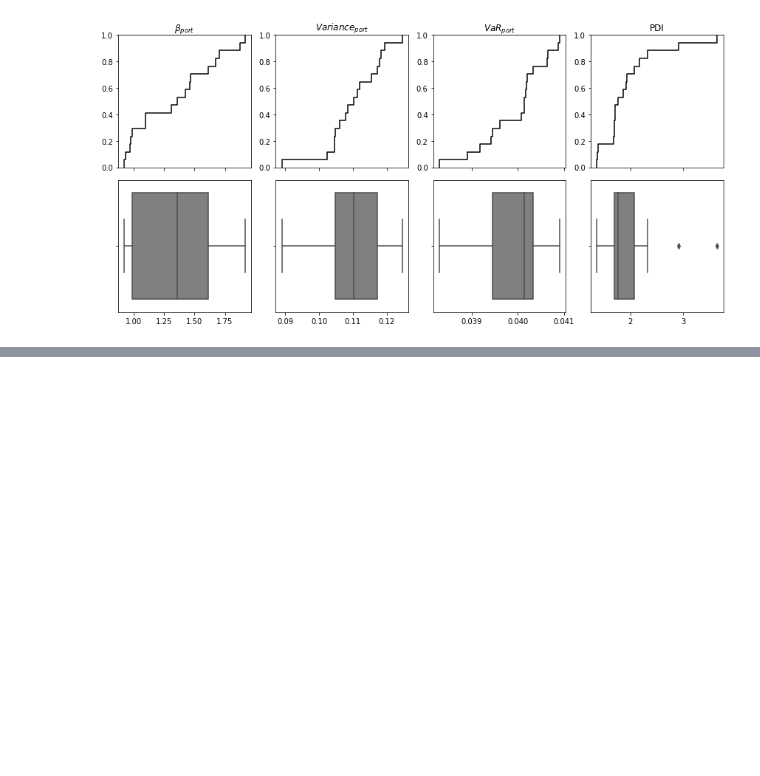
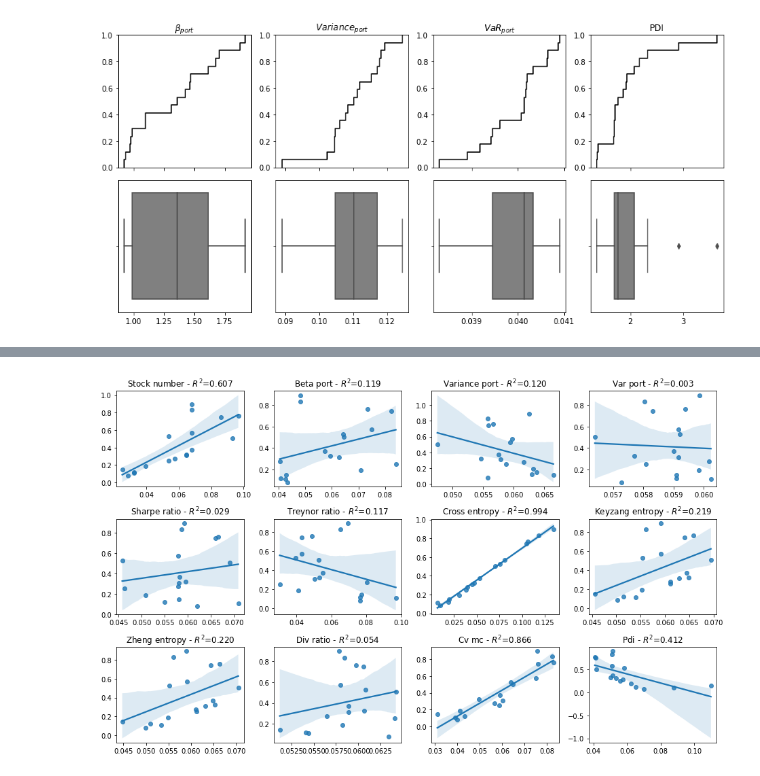
Before and after one commit to quatrope/garpar, a Jupyter notebook: draft/FCIevaluate.ipynb, the cells around one changed output, grey strips where cells are left out. Drawn from its saved outputs; the diff is of its cells as text; code cells hidden in the pictures; blank space fills up the shorter version.

Commit message:
rank reversal

```diff
--- a/draft/FCIevaluate.ipynb
+++ b/draft/FCIevaluate.ipynb
@@ -703,7 +696,0 @@ plt.show()
-# %%
-for crit in rank_df.columns:
-    if crit in ["Entropy","CRITIC"]:
-        continue
-    sns.regplot(x=rank_df[crit],y=rank_df["CRITIC"])
-    sns.regplot(x=rank_df[crit],y=rank_df["Entropy"])
-    plt.show()
@@ -744,0 +743,27 @@ Name: Rank, dtype: int64
+# %%
+fig, axs = plt.subplots(3,4)
+fig.set_size_inches(13,8)
+axs = it.chain(*axs)
+
+
+for crit, ax  in zip(dmt2.criteria, axs):
+    X = dmt2.matrix[[crit]].to_numpy()
+    y = result2.e_.similarity
+
+    sns.regplot(x=X,y=y, ax=ax)
+    reg = LinearRegression()
+    reg.fit(X, y)
+    y_pred = reg.predict(X)
+
+    r2 = (skl_metrics.r2_score(y_true =y, y_pred= y_pred))
+
+    ax.set_xlabel("")
+    ax.set_ylabel("")
+    title = translate.get(crit, crit)
+    title = title.replace("_", " ").capitalize()
+    ax.set_title(f"{title} - $R^2$={r2:.3f}")
+
+
+fig.tight_layout()
+# %% [output]
+[figure, added]
```
Also changed, not shown: parts of 27 cells of this notebook.
